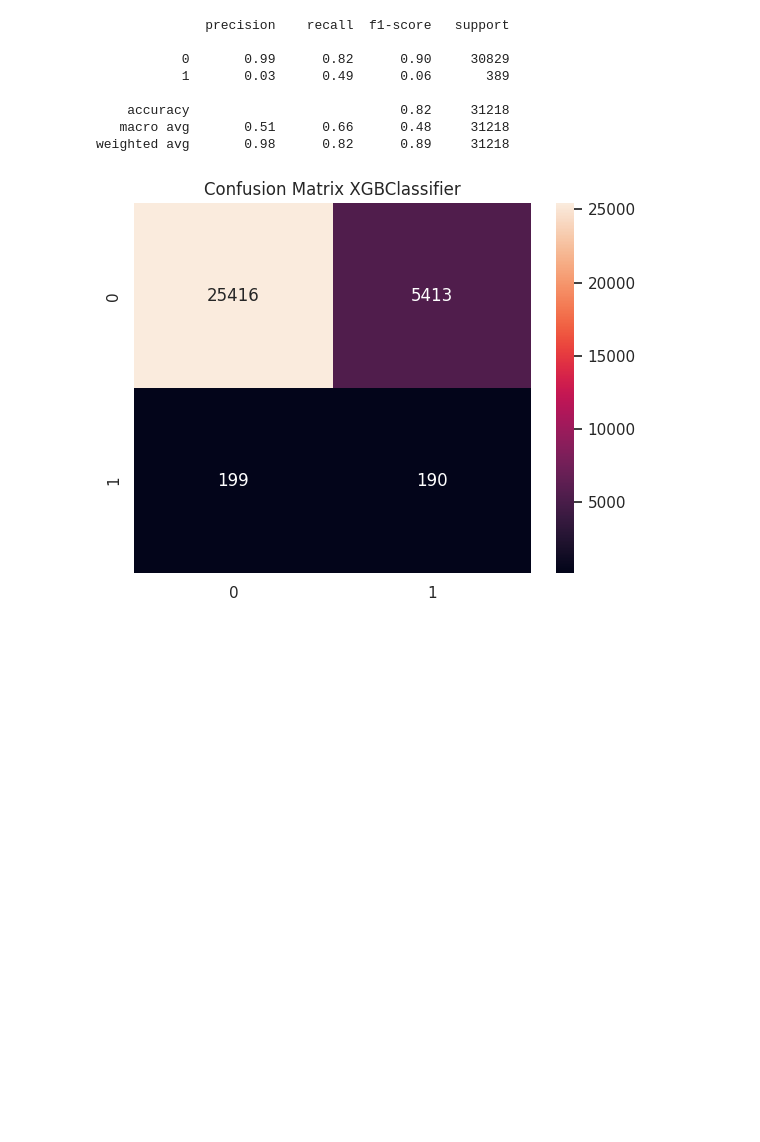
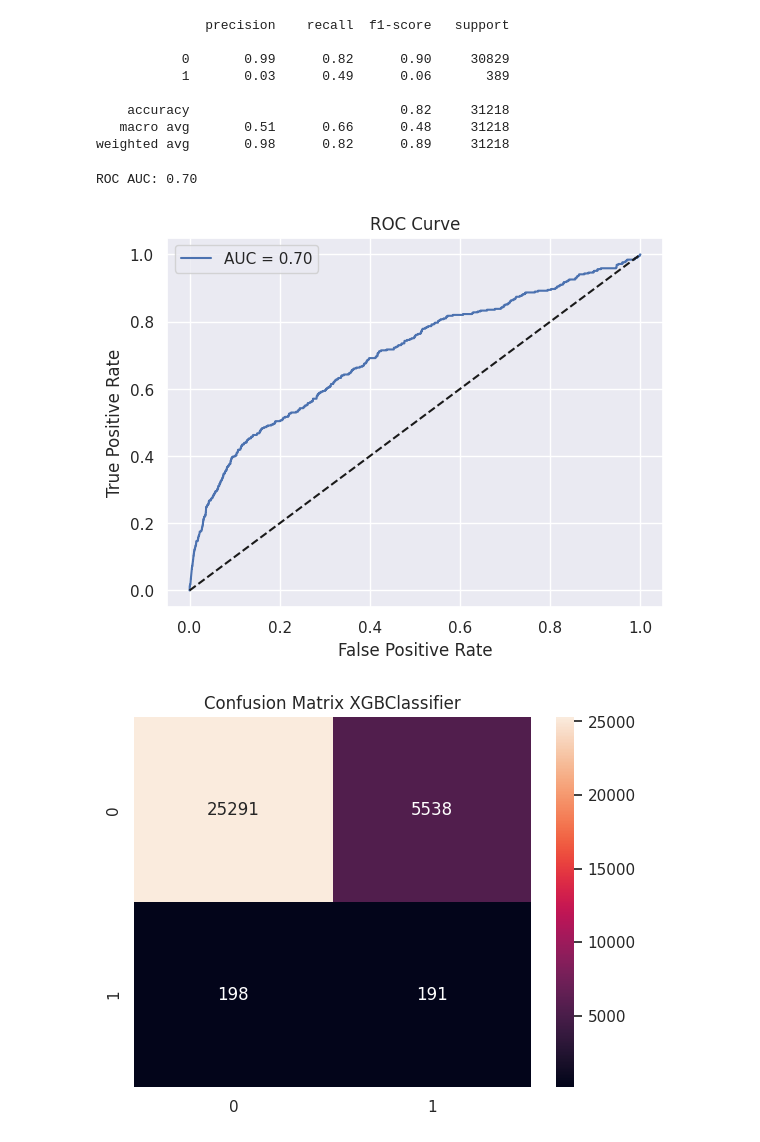
Before and after one commit to hendrimardani/bank_account_fraud_detection, a Jupyter notebook: notebook.ipynb, the cells around one changed output. Saved outputs shown, nothing was run; the diff lists cells and outputs as text; code cells hidden in the pictures; blank space fills up the shorter version.

```diff
--- a/notebook.ipynb
+++ b/notebook.ipynb
@@ -820,0 +828,8 @@ XGBClassifier(base_score=None, booster=None, callbacks=None,
+# %%
+label = y.to_frame()
+positif_class = label[label["fraud_bool"] == 1].size
+negative_class = label[label["fraud_bool"] == 0].size
+scale = negative_class / positif_class
+model = XGBClassifier(scale_pos_weight=scale)
+print(f"Rasio = {scale}")
+model.fit(X_train, y_train)
@@ -830,6 +858,24 @@ print(classification_report(y_test, y_pred))
     accuracy                           0.82     31218
    macro avg       0.51      0.66      0.48     31218
 weighted avg       0.98      0.82      0.89     31218
+# %%
+y_proba = model.predict_proba(X_test)[:, 1]
+
+auc = roc_auc_score(y_test, y_proba)
+print(f"ROC AUC: {auc:.2f}")
+
+# Plot ROC Curve
+fpr, tpr, _ = roc_curve(y_test, y_proba)
+plt.plot(fpr, tpr, label=f'AUC = {auc:.2f}')
+plt.plot([0, 1], [0, 1], 'k--')
+plt.xlabel('False Positive Rate')
+plt.ylabel('True Positive Rate')
+plt.title('ROC Curve')
+plt.legend()
+plt.show()
+# %% [output]
+ROC AUC: 0.70
+[figure, added]
 # %%
 # Pola
 # | TP  | FP |
@@ -837,4 +883,4 @@ weighted avg       0.98      0.82      0.89     31218
 con_mat = confusion_matrix(y_test, y_pred)
 sns.heatmap(con_mat, annot=True, fmt=".5g").set(title="Confusion Matrix XGBClassifier");
 # %% [output]
-[figure, old version]
+[figure, new version]
```
Also changed, not shown: parts of 13 cells of this notebook.
